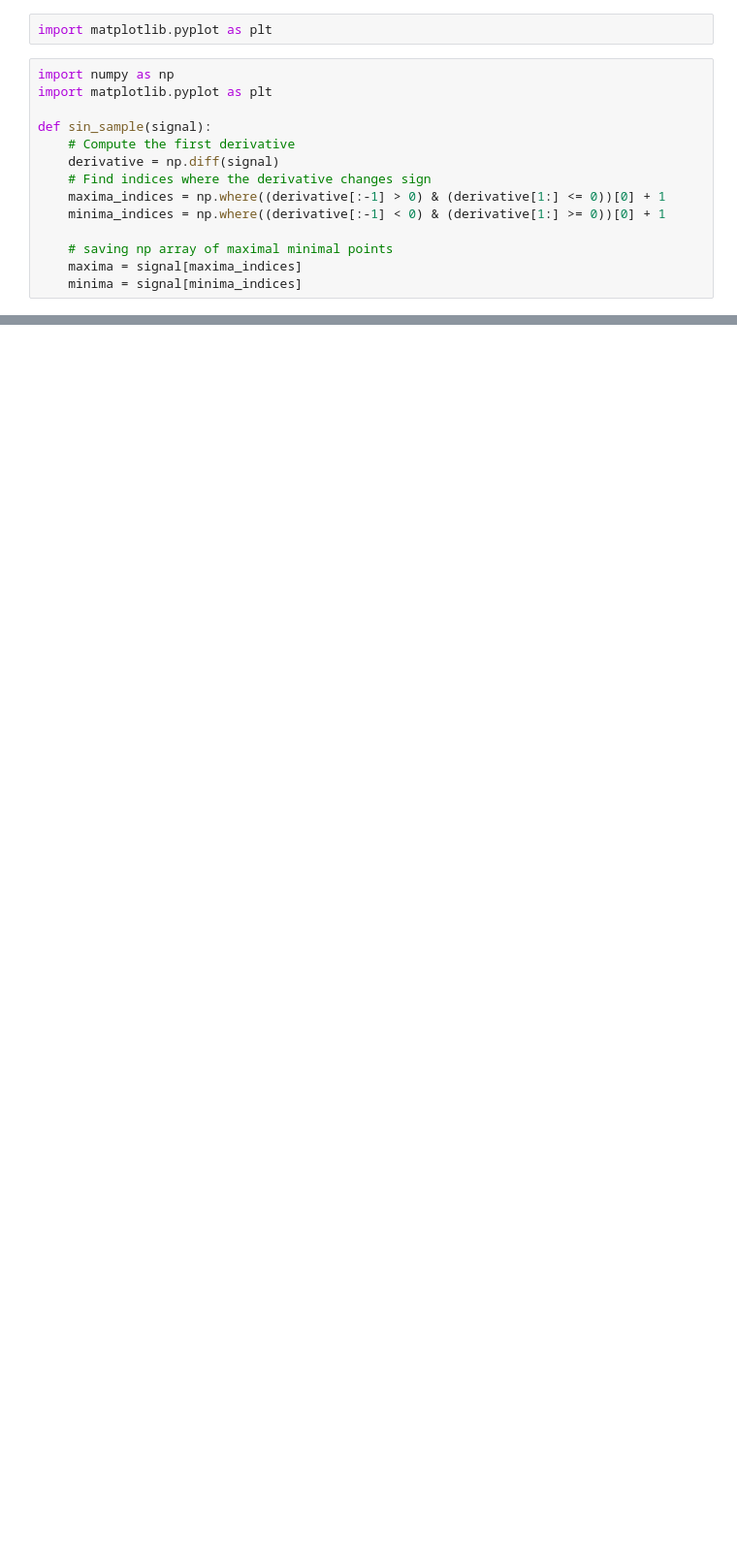
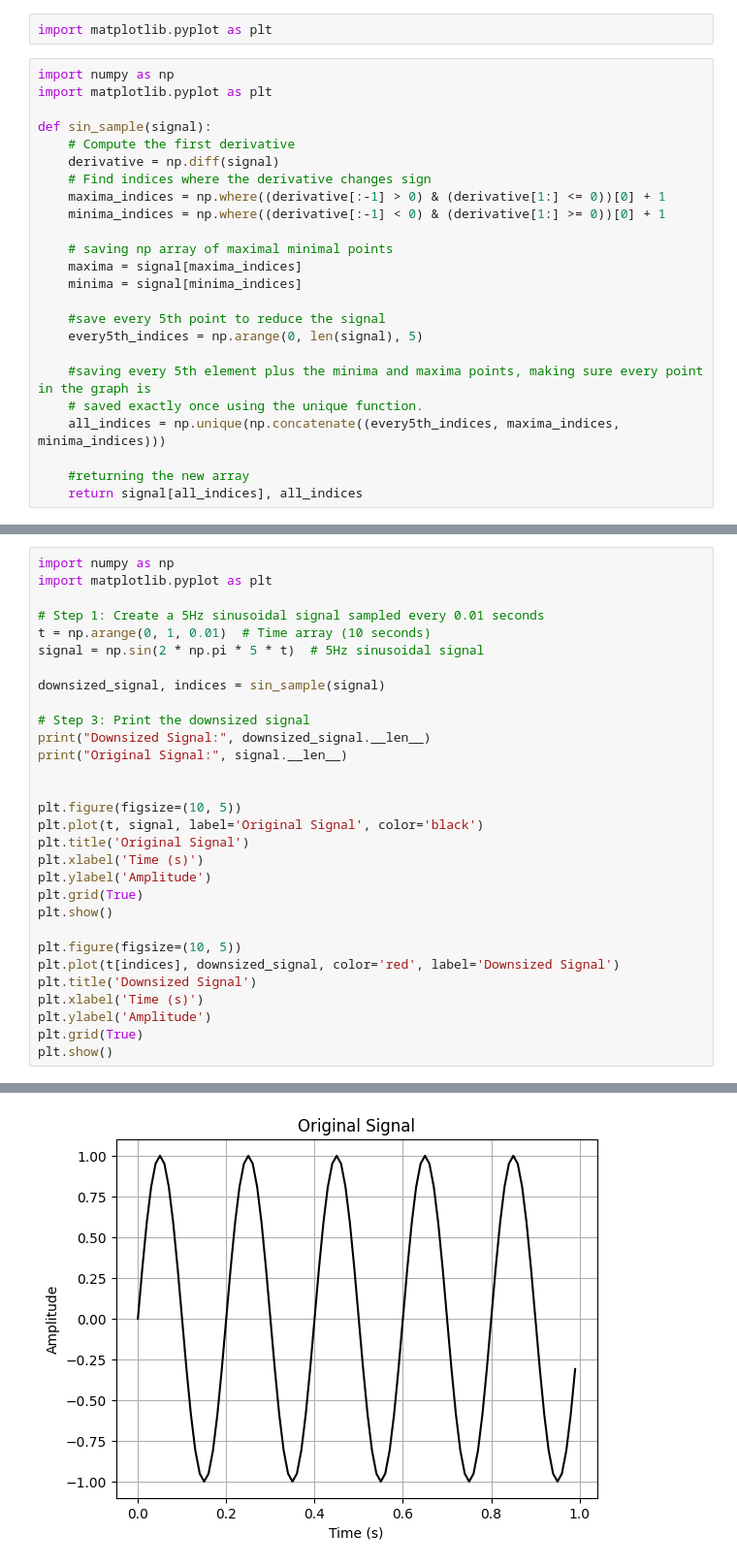
Before and after one commit to Mayadiamant/Pyhton-project, a Jupyter notebook: first_project.ipynb, the cells around one changed output, grey strips where cells are left out. Shown at 97% size. Drawn from its saved outputs; the diff is of its cells as text; blank space fills up the shorter version.

Commit message:
second commit the continuation of the second question

```diff
--- a/first_project.ipynb
+++ b/first_project.ipynb
@@ -110,3 +111,13 @@ def sin_sample(signal):
     # saving np array of maximal minimal points
     maxima = signal[maxima_indices]
     minima = signal[minima_indices]
+
+    #save every 5th point to reduce the signal
+    every5th_indices = np.arange(0, len(signal), 5)
+
+    #saving every 5th element plus the minima and maxima points, making sure every point in the graph is
+    # saved exactly once using the unique function.
+    all_indices = np.unique(np.concatenate((every5th_indices, maxima_indices, minima_indices)))
+
+    #returning the new array
+    return signal[all_indices], all_indices
@@ -114,0 +124,31 @@ def sin_sample(signal):
+# %%
+import numpy as np
+import matplotlib.pyplot as plt
+
+# Step 1: Create a 5Hz sinusoidal signal sampled every 0.01 seconds
+t = np.arange(0, 1, 0.01)  # Time array (10 seconds)
+signal = np.sin(2 * np.pi * 5 * t)  # 5Hz sinusoidal signal
+
+downsized_signal, indices = sin_sample(signal)
+
+# Step 3: Print the downsized signal
+print("Downsized Signal:", downsized_signal.__len__)
+print("Original Signal:", signal.__len__)
+
+
+plt.figure(figsize=(10, 5))
+plt.plot(t, signal, label='Original Signal', color='black')
+plt.title('Original Signal')
+plt.xlabel('Time (s)')
+plt.ylabel('Amplitude')
+plt.grid(True)
+plt.show()
+
+plt.figure(figsize=(10, 5))
+plt.plot(t[indices], downsized_signal, color='red', label='Downsized Signal')
+plt.title('Downsized Signal')
+plt.xlabel('Time (s)')
+plt.ylabel('Amplitude')
+plt.grid(True)
+plt.show()
+# %% [output]
@@ -114,0 +157 @@ def sin_sample(signal):
+[figure, added]
```
Also changed, not shown: parts of 4 cells of this notebook.
